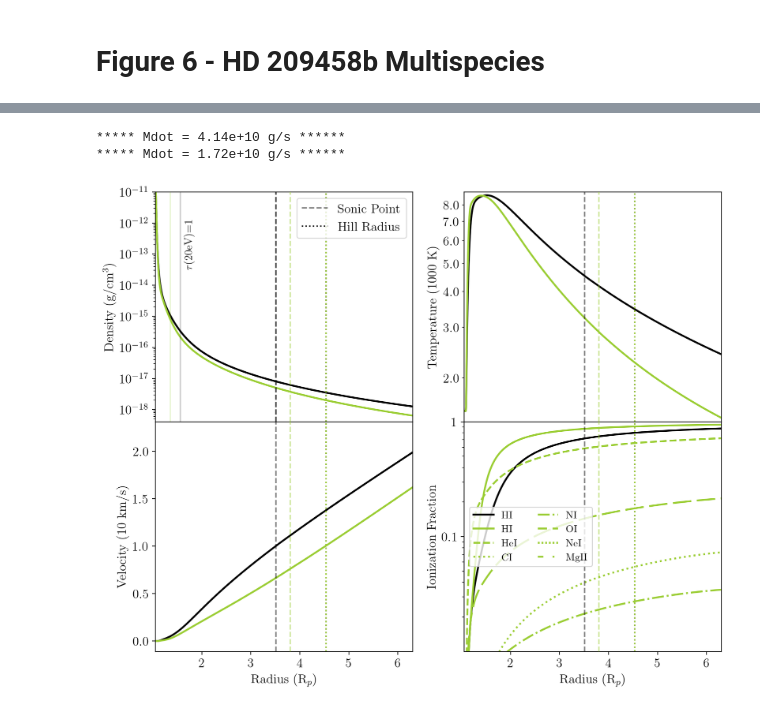
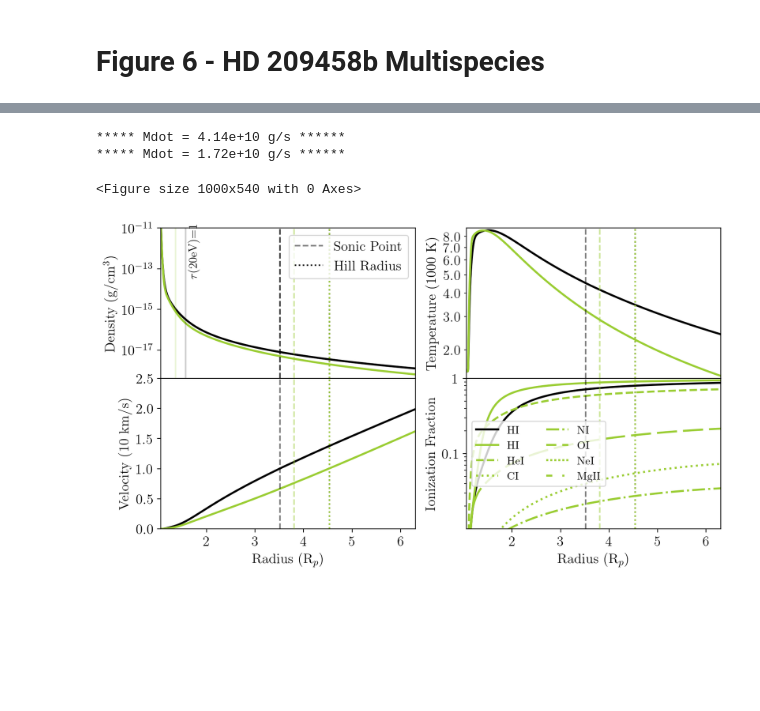
Before and after one commit to mibroome/wind-ae, a Jupyter notebook: Notebooks/Broome et al. (2025a)/Figure6.ipynb, the cells around one changed output, grey strips where cells are left out. Cells and saved outputs as stored; diff of their text form; code cells hidden in the pictures; blank space fills up the shorter version.

```diff
--- a/Notebooks/Broome et al. (2025a)/Figure6.ipynb
+++ b/Notebooks/Broome et al. (2025a)/Figure6.ipynb
@@ -75,7 +71,7 @@ def quick_plot(soln, Mdot_legend=True, line_color='k', line_style='-', line_labe
 
     stack=2
     if first_plotted==True:
-        fig, ax = plt.subplots(stack,2,sharex=True,figsize=[11,9])
+        fig, ax = plt.subplots(stack,2,sharex=True,figsize=[10,5.4])
         fig.subplots_adjust(hspace=0)
         ax[0,0].axvline(radius_norm*(soln.soln_norm['z'][1]+1.),
                         c=line_color, alpha=alpha, ls='--', zorder=3,label='Sonic Point')
@@ -123,14 +119,25 @@ def quick_plot(soln, Mdot_legend=True, line_color='k', line_style='-', line_labe
     plt.gca().set_xlim(left=soln.Rmin,right=sim.windsoln.Rmax)
     if first_plotted==True:
         return ax
+# %%
+r, rho_plot, v_plot,f_ion = np.loadtxt('data/p-winds_solution.txt', unpack=True)
 # %%
+plt.figure(figsize=[10,5.4])
 ax=quick_plot(simh.windsoln,shortlabel='Pure H',first_plotted=True)
 quick_plot(sim.windsoln,first_plotted=False,ax=ax,line_color='yellowgreen',shortlabel='Solar Z')
+pwinds_c = 'm'
+# ax[0,0].plot(r, rho_plot, c=pwinds_c, ls='-', label='P-Winds',lw=2)
+# ax[1,0].plot(r, v_plot, c=pwinds_c, ls='-', label='P-Winds',lw=2)
+# ax[0,1].axhline(6, c=pwinds_c, ls='-', label='P-Winds',lw=2)
+# ax[1,1].plot(r, f_ion, c=pwinds_c, ls='-', label='P-Winds',lw=2)
+ax[1,0].set_ylim(0,2.5)
 ax[0,0].axvline(sim.windsoln.calc_tau1_radius(20)[0],c='yellowgreen',alpha=0.2)
 ax[0,0].axvline(simh.windsoln.calc_tau1_radius(20)[0],c='k',alpha=0.2)
 ax[0,0].text(1.8,3e-14,r'$\tau$(20eV)=1',fontsize=12,rotation=90,rotation_mode = 'anchor')
+plt.savefig('../../../../Downloads/Figure6.png',dpi=300,bbox_inches='tight')
 plt.show()
 # %% [output]
 ***** Mdot = 4.14e+10 g/s ******
 ***** Mdot = 1.72e+10 g/s ******
+<Figure size 1000x540 with 0 Axes>
-[figure, old version]
+[figure, new version]
```
Also changed, not shown: parts of 1 cell of this notebook, 6 other files.
